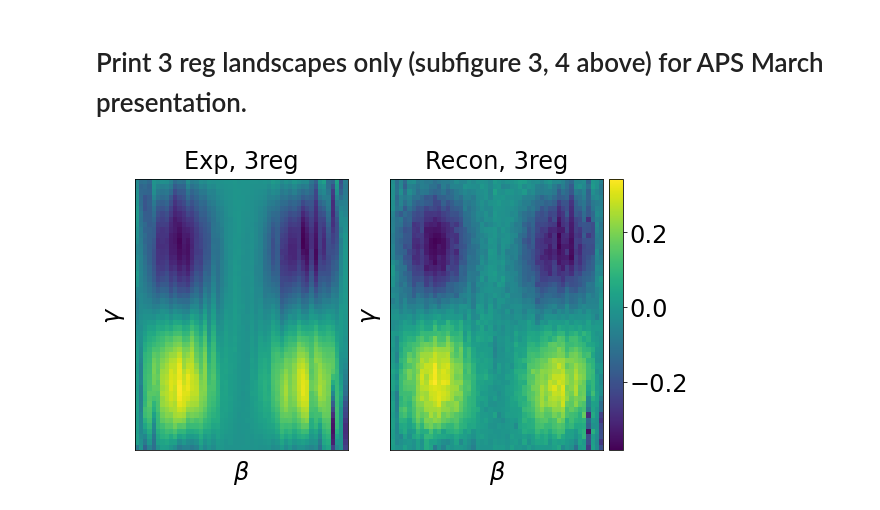
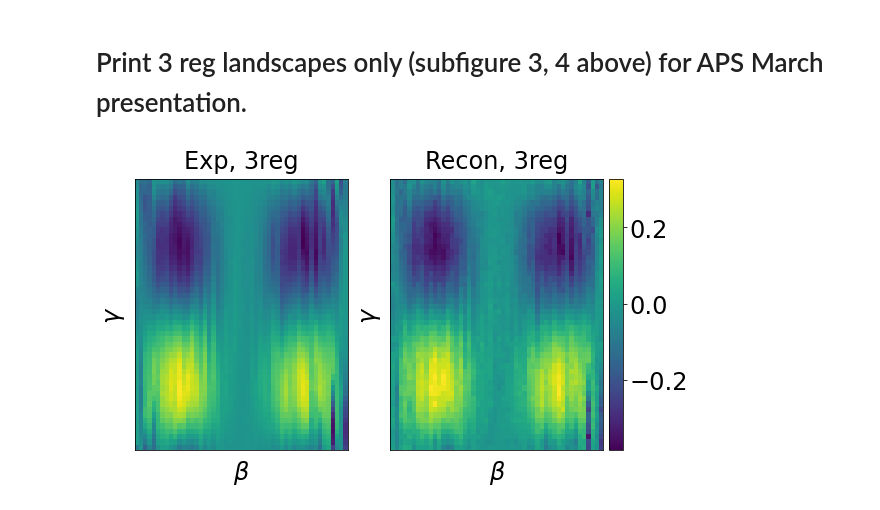
Before and after one commit to kunliu7/oscar, a Jupyter notebook: google_data/vis_google_data.ipynb, the cells around one changed output. Cells and saved outputs as stored; diff of their text form; code cells hidden in the pictures.

```diff
--- a/google_data/vis_google_data.ipynb
+++ b/google_data/vis_google_data.ipynb
@@ -275,7 +272,7 @@ sf = 0.410
 print(sf)
 
 def get_bounds():
-    data_path = f"./Google_Data/google_sk.npz"
+    data_path = f"./google_sk.npz"
 
     data = np.load(data_path, allow_pickle=True)
 
@@ -418,13 +415,13 @@ recon_path_dict = {
 origin_dict = {}
 recon_dict = {}
 sfs = np.arange(0.05, 0.3, 0.02)
-idx = -9
+idx = -7
 # sf = sfs[idx]
 sf = sfs[idx]
 # print(sf)
 
 def get_bounds():
-    data_path = f"./Google_Data/google_sk.npz"
+    data_path = f"./google_sk.npz"
 
     data = np.load(data_path, allow_pickle=True)
 
@@ -447,31 +444,31 @@ for label in labels:
 
 bounds = get_bounds()
 full_range = {
     "beta": np.linspace(bounds['beta'][0],
         bounds['beta'][1],
         origin.shape[1]),
     "gamma": np.linspace(bounds['gamma'][0], bounds['gamma'][1], origin.shape[0]),
 }
 
 params = {'legend.fontsize': 24,
           'figure.figsize': (10, 5),
          'axes.labelsize': 24, #'x-large',
          'axes.titlesize': 24, #'x-large',
          'xtick.labelsize': 24,
          'ytick.labelsize': 24}
 plt.rcParams.update(params)
 
 
 figdir = './google_data'
 _vis_p1_recon_google_data(
     origin_dict=origin_dict,
     recon_dict=recon_dict,
     full_range=full_range,
     bounds=None,
     true_optima=None,
     title=f'Google Data, sampling fraction: {sf:.3f}',
     save_path=f'../paper_figs/google_data_3reg_sf{sf:.3f}.png',
     title_y=1.015
 )
 # %% [output]
-[figure, old version]
+[figure, new version]
```
Also changed, not shown: parts of 3 cells of this notebook, 2 other files.
